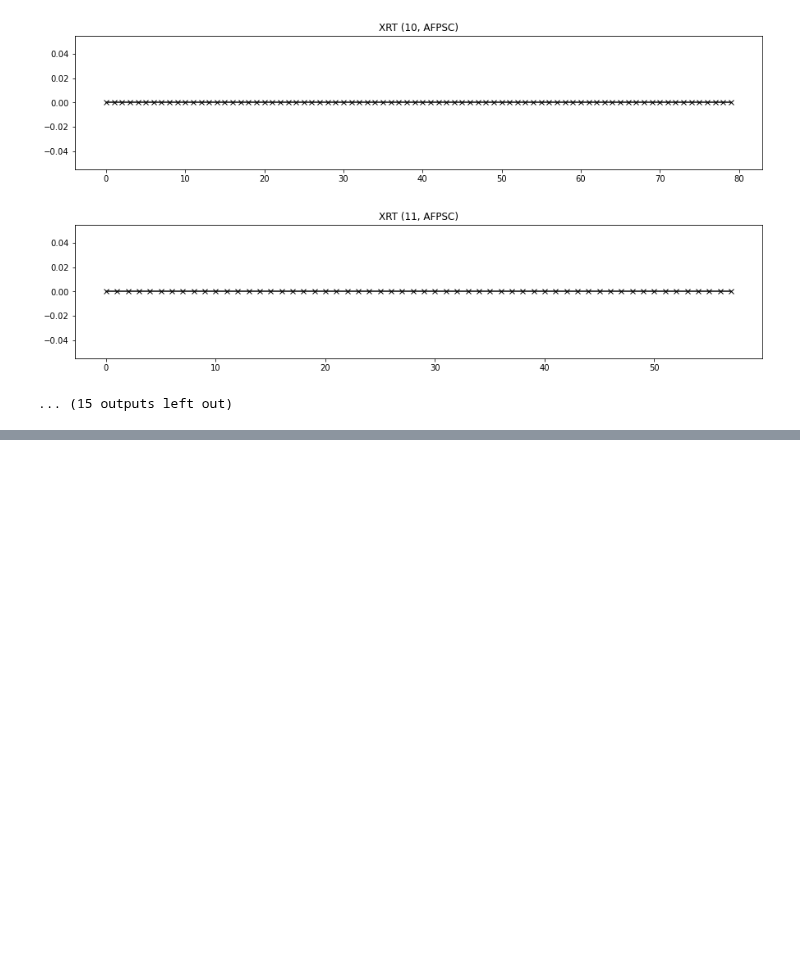
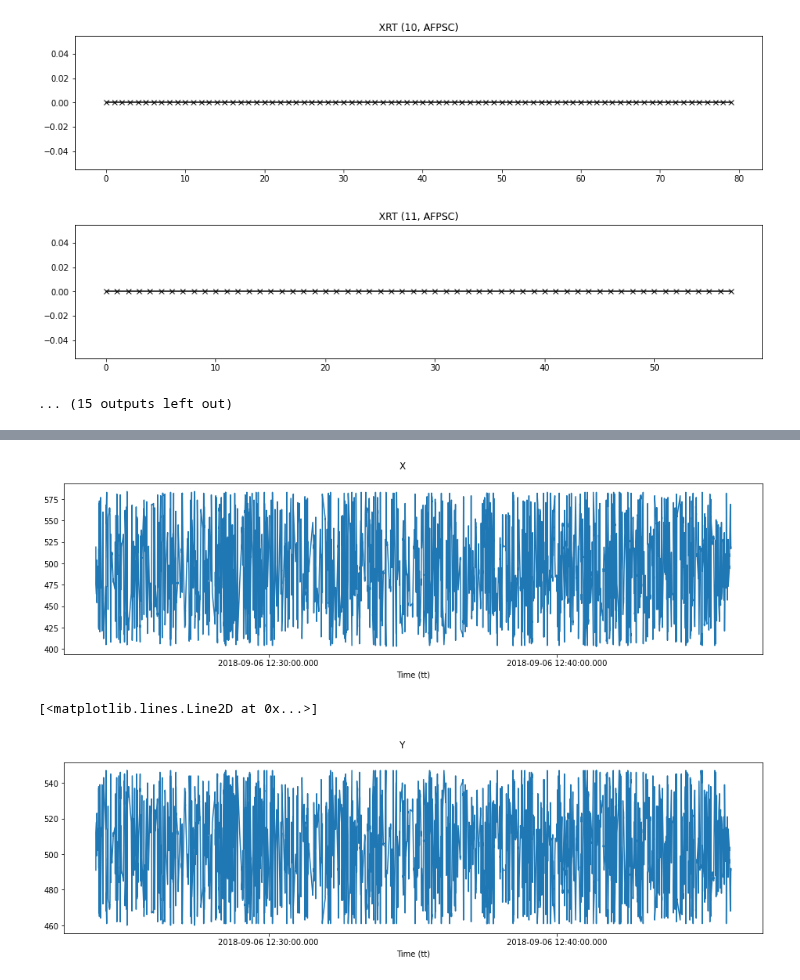
Before and after one commit to MillionConcepts/tess_swift_afpsc, a Jupyter notebook: Swift_dataClean.ipynb, the cells around one changed output, grey strips where cells are left out. Saved outputs shown, nothing was run; the diff lists cells and outputs as text; code cells hidden in the pictures; blank space fills up the shorter version.

Commit message:
XRT data plotted, next looking at BAT data

```diff
--- a/Swift_dataClean.ipynb
+++ b/Swift_dataClean.ipynb
@@ -16,7 +17,7 @@ swift_path = '/Users/katborski/Documents/GitHub/AFPSC/Swift/'
 skypos = (352.9378,-2.7447) # position of AF Psc
 # %%
 def open_xray(path):
-    """Opens Swift X-ray level 2 data files"""
+    """Opens Swift X-ray  data files"""
     event_files = []
 
     for visit in os.listdir(swift_path):
@@ -24,10 +25,12 @@ def open_xray(path):
             continue
         if visit == '00014769003': # Does not have data
             continue
+        if visit == '.DS_Store':
+            continue
         visit_path = swift_path+visit+'/'
 
         for file in os.listdir(visit_path+'xrt/event/'):
-            if file.endswith('2po_uf.evt.gz'):
+            if file.endswith('tw2po_uf.evt.gz'):
                 fn=visit_path+'xrt/event/'+file
                 event_files.append(fn)
     return(event_files)
@@ -117,0 +101,17 @@ pd.DataFrame{()}
+# %%
+#How does photon position relate to count rate?
+
+x = events['X']
+y = events['Y']
+#pos = ?
+plt.figure(figsize = (16,4))
+plt.suptitle("X")
+plt.plot(time,x)
+plt.show()
+plt.figure(figsize=(16,4))
+plt.suptitle("Y")
+plt.plot(time,y)
+# %% [output]
+[figure, added]
+[<matplotlib.lines.Line2D at 0x...>]
+[figure, added]
```
Also changed, not shown: parts of 7 cells of this notebook.
